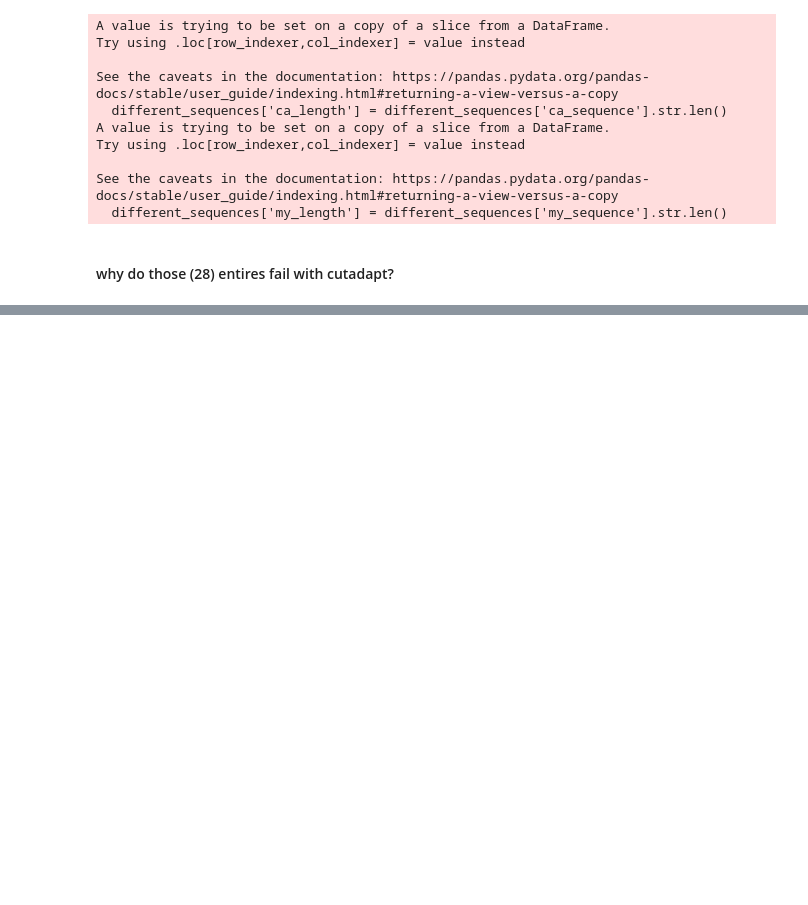
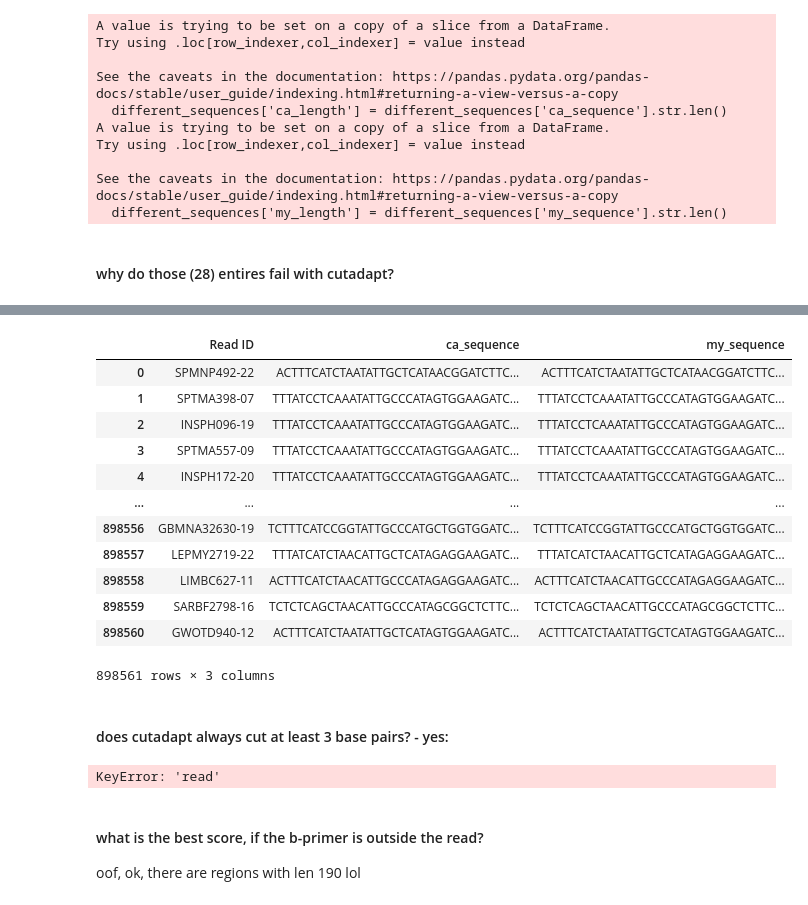
Before and after one commit to Vuju/primer-finder, a Jupyter notebook: src/Notebooks/compare_mine_to_cutadapt.ipynb, the cells around one changed output, grey strips where cells are left out. Drawn from its saved outputs; the diff is of its cells as text; code cells hidden in the pictures; blank space fills up the shorter version.

```diff
--- a/src/Notebooks/compare_mine_to_cutadapt.ipynb
+++ b/src/Notebooks/compare_mine_to_cutadapt.ipynb
@@ -204,0 +211,34 @@ merged_df2[(merged_df2['my_length'] <= 180) & (merged_df2['my_length'] >= 150)].
+# %%
+merged_df
+# %% [output]
+|  | Read ID | ca_sequence | my_sequence |
+| 0 | SPMNP492-22 | ACTTTCATCTAATATTGCTCATAACGGATCTTC... | ACTTTCATCTAATATTGCTCATAACGGATCTTC... |
+| 1 | SPTMA398-07 | TTTATCCTCAAATATTGCCCATAGTGGAAGATC... | TTTATCCTCAAATATTGCCCATAGTGGAAGATC... |
+| 2 | INSPH096-19 | TTTATCCTCAAATATTGCCCATAGTGGAAGATC... | TTTATCCTCAAATATTGCCCATAGTGGAAGATC... |
+| 3 | SPTMA557-09 | TTTATCCTCAAATATTGCCCATAGTGGAAGATC... | TTTATCCTCAAATATTGCCCATAGTGGAAGATC... |
+| 4 | INSPH172-20 | TTTATCCTCAAATATTGCCCATAGTGGAAGATC... | TTTATCCTCAAATATTGCCCATAGTGGAAGATC... |
+| ... | ... | ... | ... |
+| 898556 | GBMNA32630-19 | TCTTTCATCCGGTATTGCCCATGCTGGTGGATC... | TCTTTCATCCGGTATTGCCCATGCTGGTGGATC... |
+| 898557 | LEPMY2719-22 | TTTATCATCTAACATTGCTCATAGAGGAAGATC... | TTTATCATCTAACATTGCTCATAGAGGAAGATC... |
+| 898558 | LIMBC627-11 | ACTTTCATCTAACATTGCCCATAGAGGAAGATC... | ACTTTCATCTAACATTGCCCATAGAGGAAGATC... |
+| 898559 | SARBF2798-16 | TCTCTCAGCTAACATTGCCCATAGCGGCTCTTC... | TCTCTCAGCTAACATTGCCCATAGCGGCTCTTC... |
+| 898560 | GWOTD940-12 | ACTTTCATCTAATATTGCTCATAGTGGAAGATC... | ACTTTCATCTAATATTGCTCATAGTGGAAGATC... |
+898561 rows × 3 columns
+# %% [markdown]
+#### does cutadapt always cut at least 3 base pairs? - yes:
+# %%
+merged_with_remainder = my_result.merge(
+    cutadapt_result,
+    on='Read ID',
+    how='inner'
+)
+merged_with_remainder['remainder'] = merged_with_remainder[merged_with_remainder['Sequence'] != ''].apply(
+    lambda x: len(x['read'].split(x['Sequence'])[-1]), axis=1
+)
+
+merged_with_remainder.groupby(['remainder']).size().reset_index(name='Count').sort_values(by=['remainder'], ascending=[True])
+# %% [output]
+KeyError: 'read'
+# %% [markdown]
+#### what is the best score, if the b-primer is outside the read?
+oof, ok, there are regions with len 190 lol
```
Also changed, not shown: parts of 8 cells of this notebook.
